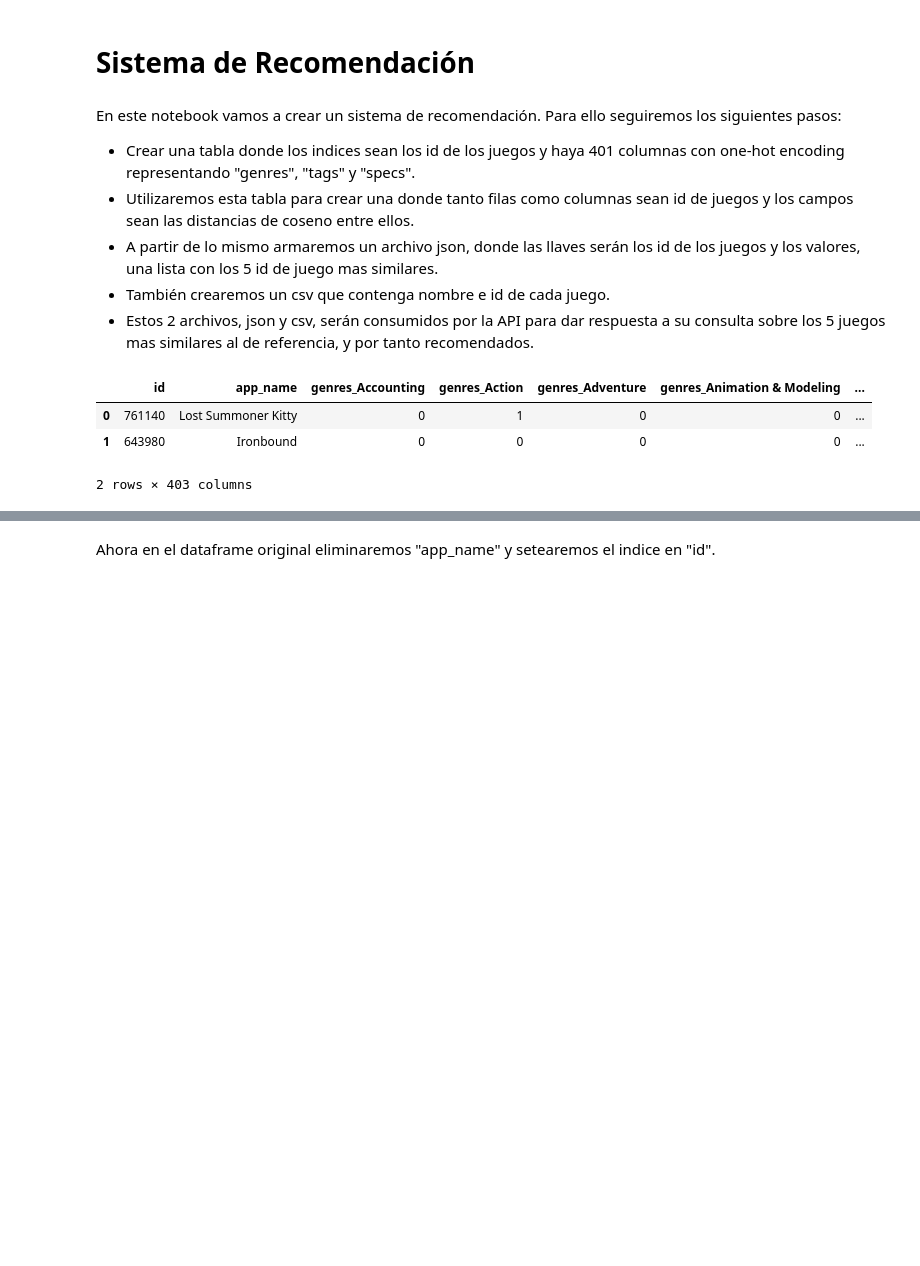
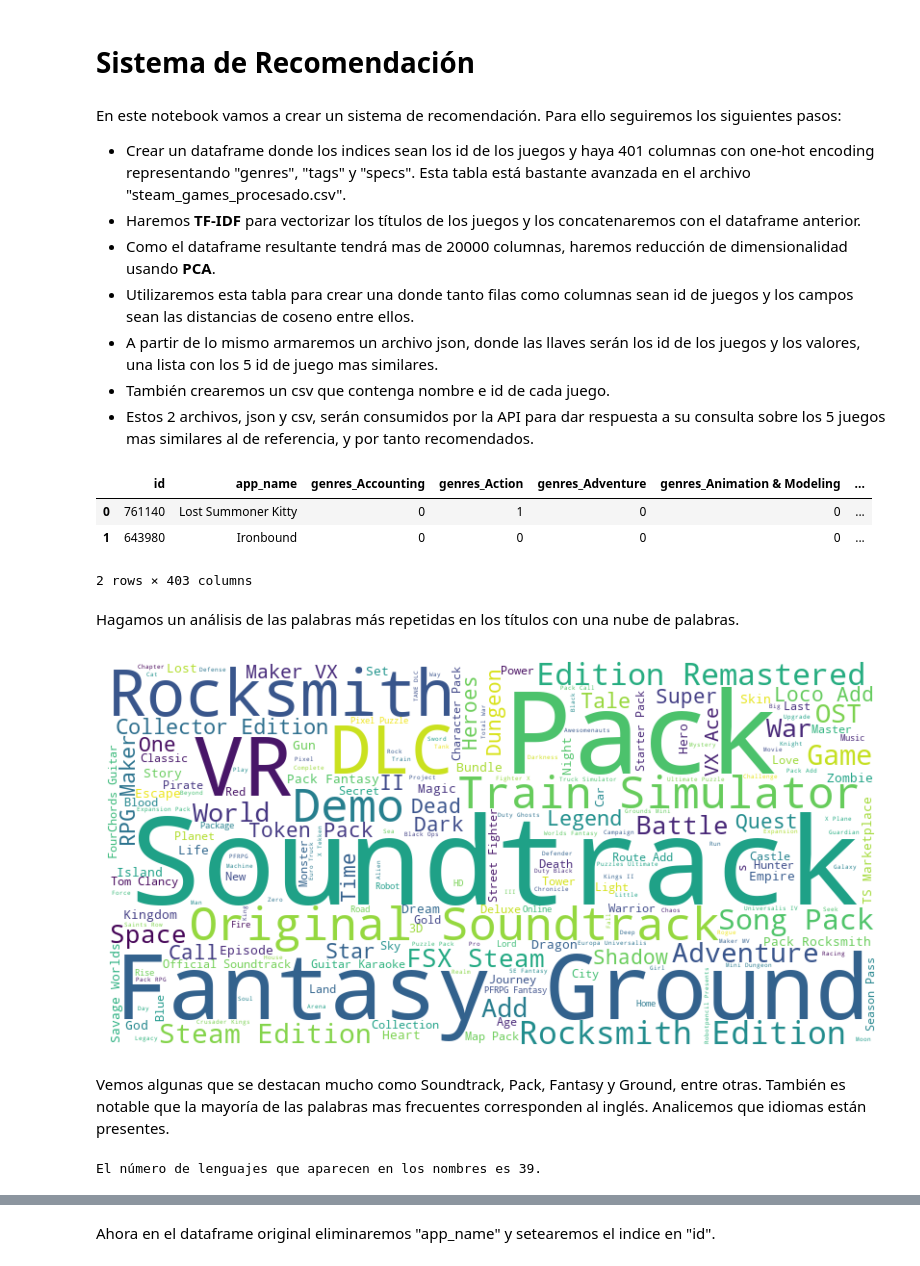
Before and after one commit to dsdrajlin/PI-MLOPs, a Jupyter notebook: RS.ipynb, the cells around one changed output, grey strips where cells are left out. Cells and saved outputs as stored; diff of their text form; code cells hidden in the pictures; blank space fills up the shorter version.

```diff
--- a/RS.ipynb
+++ b/RS.ipynb
@@ -2,7 +2,9 @@
 # Sistema de Recomendación
 # %% [markdown]
 En este notebook vamos a crear un sistema de recomendación. Para ello seguiremos los siguientes pasos:
-* Crear una tabla donde los indices sean los id de los juegos y haya 401 columnas con one-hot encoding representando "genres", "tags" y "specs".
+* Crear un dataframe donde los indices sean los id de los juegos y haya 401 columnas con one-hot encoding representando "genres", "tags" y "specs". Esta tabla está bastante avanzada en el archivo "steam_games_procesado.csv".
+* Haremos **TF-IDF** para vectorizar los títulos de los juegos y los concatenaremos con el dataframe anterior.
+* Como el dataframe resultante tendrá mas de 20000 columnas, haremos reducción de dimensionalidad usando **PCA**.
 * Utilizaremos esta tabla para crear una donde tanto filas como columnas sean id de juegos y los campos sean las distancias de coseno entre ellos.
 * A partir de lo mismo armaremos un archivo json, donde las llaves serán los id de los juegos y los valores, una lista con los 5 id de juego mas similares.
 * También crearemos un csv que contenga nombre e id de cada juego.
@@ -24,3 +31,20 @@ df.head(2)
 | 0 | 761140 | Lost Summoner Kitty | 0 | 1 | 0 | 0 | ... |
 | 1 | 643980 | Ironbound | 0 | 0 | 0 | 0 | ... |
 2 rows × 403 columns
+# %% [markdown]
+Hagamos un análisis de las palabras más repetidas en los títulos con una nube de palabras.
+# %%
+# Concatenar todos los títulos de juegos en una sola cadena
+text = ' '.join(df['app_name'].astype(str))
+
+# Crear la nube de palabras
+wordcloud = WordCloud(width=800, height=400, background_color='white').generate(text)
+
+# Visualizar la nube de palabras
+plt.figure(figsize=(10, 5))
+plt.imshow(wordcloud, interpolation='bilinear')
+plt.axis('off');
+# %% [output]
+[figure, added]
+# %% [markdown]
+Vemos algunas que se destacan mucho como Soundtrack, Pack, Fantasy y Ground, entre otras. También es notable que la mayoría de las palabras mas frecuentes corresponden al inglés. Analicemos que idiomas están presentes.
@@ -26,0 +61,4 @@ df.head(2)
+# %%
+print(f"El número de lenguajes que aparecen en los nombres es {df.language.nunique()}.")
+# %% [output]
+El número de lenguajes que aparecen en los nombres es 39.
```
Also changed, not shown: parts of 24 cells of this notebook, 4 other files.
